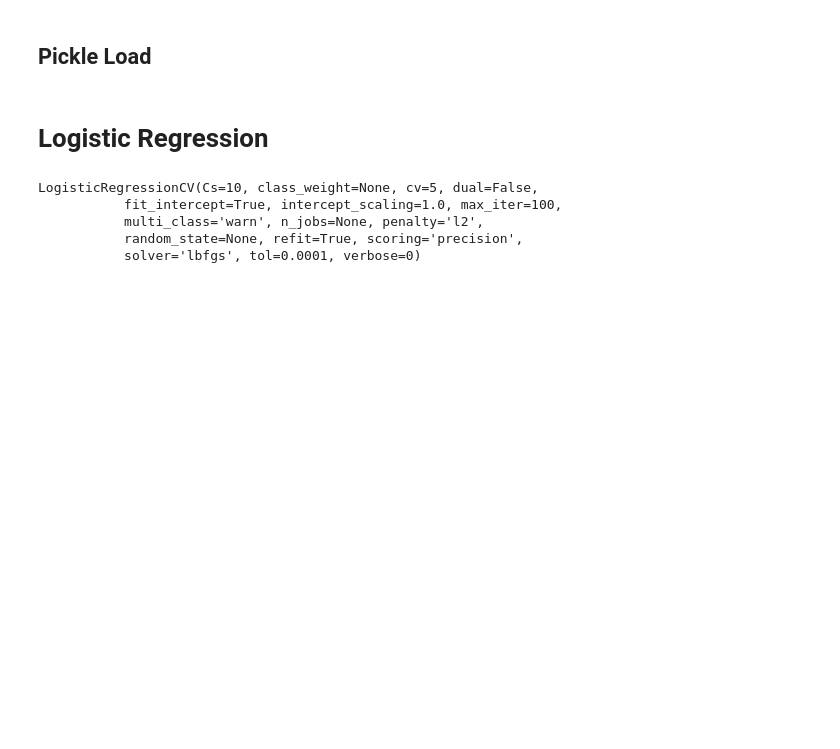
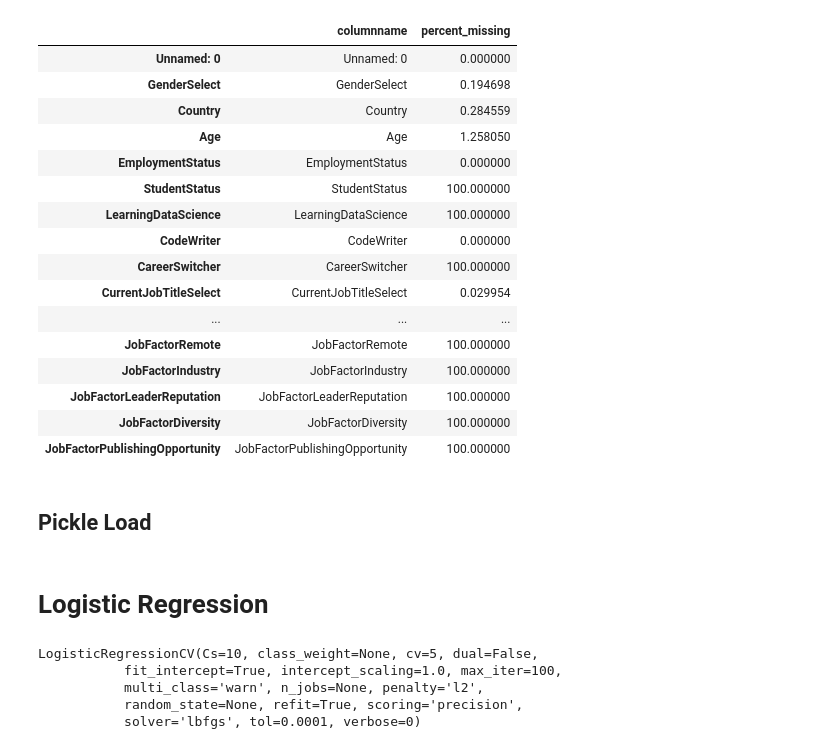
Before and after one commit to yeewill/Classification-Project-DSjobs, a Jupyter notebook: may 6th combined.ipynb, the cells around one changed output. Saved outputs shown, nothing was run; the diff lists cells and outputs as text; code cells hidden in the pictures; blank space fills up the shorter version.

```diff
--- a/may 6th combined.ipynb
+++ b/may 6th combined.ipynb
@@ -44,14 +56,32 @@ from sklearn.ensemble import VotingClassifier
 # %%
-# conditions = [  survey.JobSatisfaction.isin(['7','8','9','10 - Highly Satisfied']),
-#                 survey.JobSatisfaction.isin(['1 - Highly Dissatisfied','2','3','4','5','6','I prefer not to share'])
-#              ]
-# choices = [1,0]
-# survey['JobSatisfaction'] = np.select(conditions, choices, default=survey.JobSatisfaction)
+conditions = [  survey.JobSatisfaction.isin(['7','8','9','10 - Highly Satisfied']),
+                survey.JobSatisfaction.isin(['1 - Highly Dissatisfied','2','3','4','5','6','I prefer not to share'])
+             ]
+choices = [1,0]
+survey['JobSatisfaction'] = np.select(conditions, choices, default=survey.JobSatisfaction)
 
 
-# survey = survey[survey.JobSatisfaction.notna()]
+survey = survey[survey.JobSatisfaction.notna()]
 # %%
-# percent_missing = survey.isnull().sum()*100/len(survey)
-# missing_value_df = pd.DataFrame({'columnname':survey.columns, 'percent_missing':percent_missing})
-# missing_value_df
+percent_missing = survey.isnull().sum()*100/len(survey)
+missing_value_df = pd.DataFrame({'columnname':survey.columns, 'percent_missing':percent_missing})
+missing_value_df
+# %% [output]
+|  | columnname | percent_missing |
+| Unnamed: 0 | Unnamed: 0 | 0.000000 |
+| GenderSelect | GenderSelect | 0.194698 |
+| Country | Country | 0.284559 |
+| Age | Age | 1.258050 |
+| EmploymentStatus | EmploymentStatus | 0.000000 |
+| StudentStatus | StudentStatus | 100.000000 |
+| LearningDataScience | LearningDataScience | 100.000000 |
+| CodeWriter | CodeWriter | 0.000000 |
+| CareerSwitcher | CareerSwitcher | 100.000000 |
+| CurrentJobTitleSelect | CurrentJobTitleSelect | 0.029954 |
+| ... | ... | ... |
+| JobFactorRemote | JobFactorRemote | 100.000000 |
+| JobFactorIndustry | JobFactorIndustry | 100.000000 |
+| JobFactorLeaderReputation | JobFactorLeaderReputation | 100.000000 |
+| JobFactorDiversity | JobFactorDiversity | 100.000000 |
+| JobFactorPublishingOpportunity | JobFactorPublishingOpportunity | 100.000000 |
 # %%
```
Also changed, not shown: parts of 18 cells of this notebook, 1 other file.
